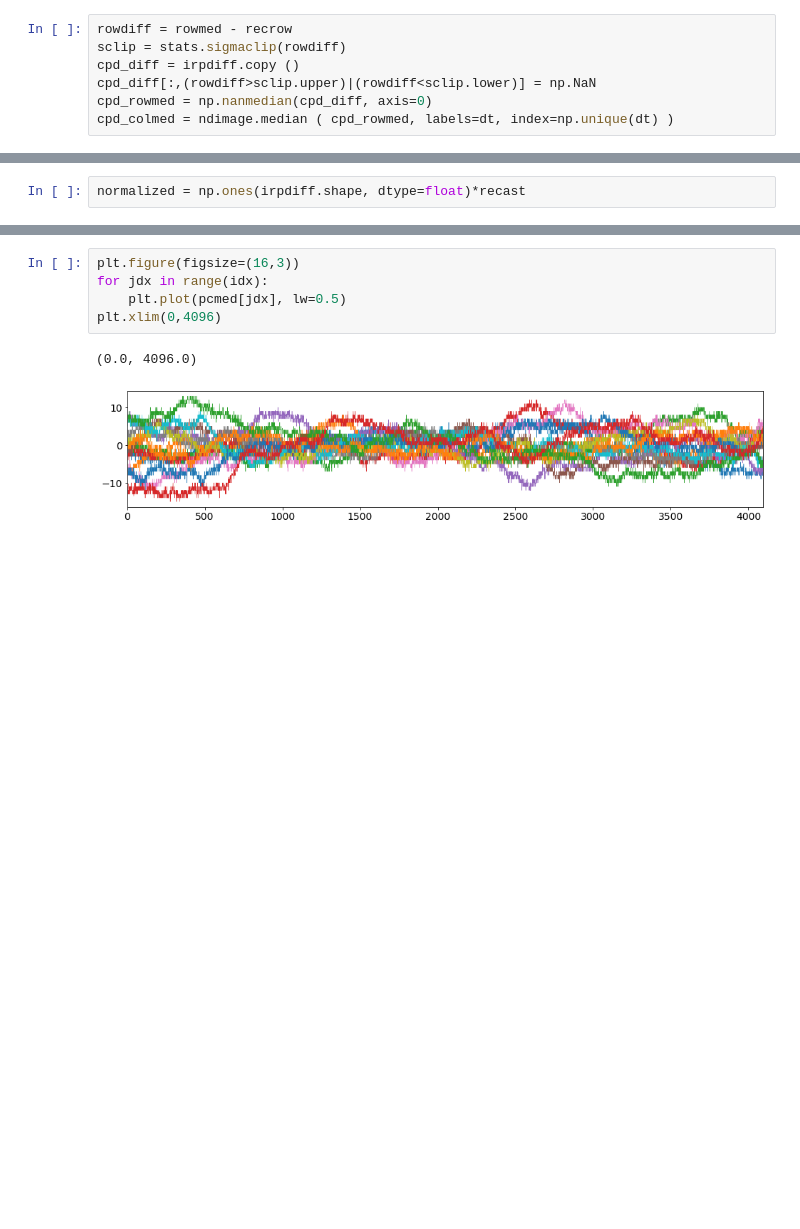
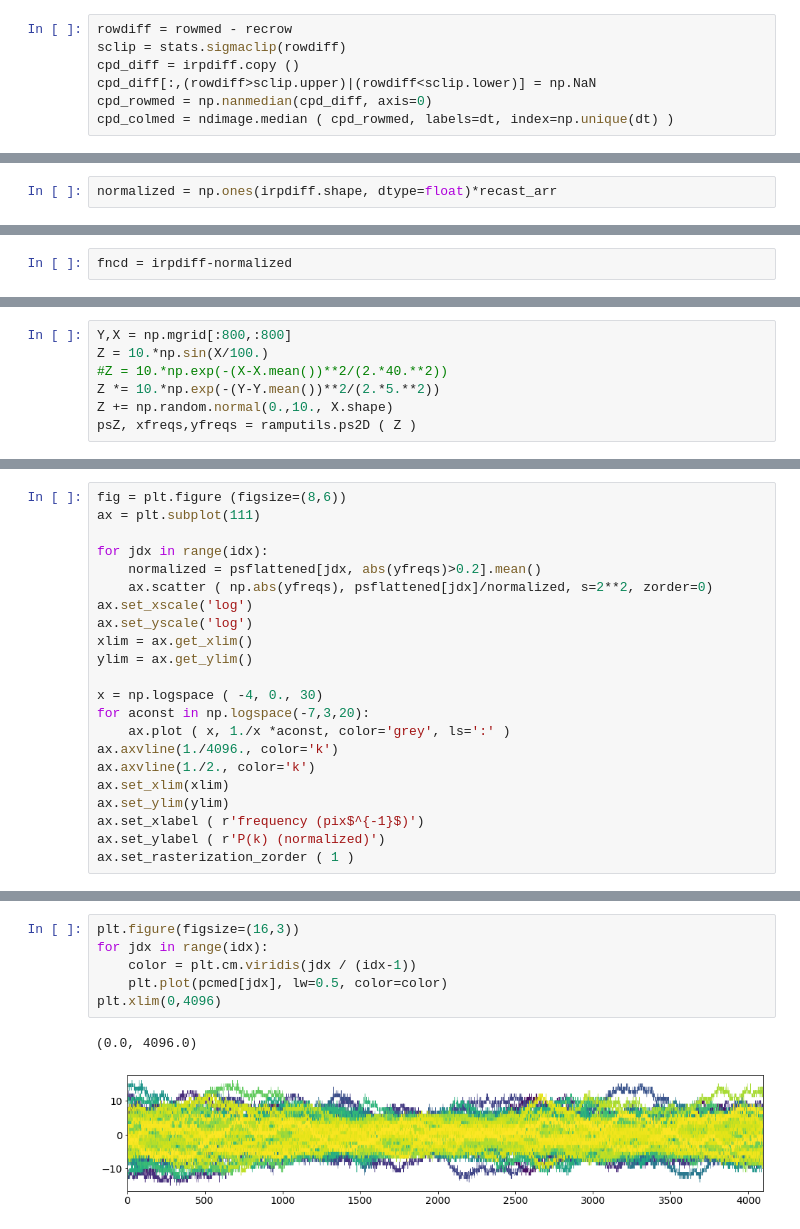
Before and after one commit to ekadofong/h4rg_analysis, a Jupyter notebook: notebooks/Ramp-ramp.ipynb, the cells around one changed output, grey strips where cells are left out. Cells and saved outputs as stored; diff of their text form; blank space fills up the shorter version.

```diff
--- a/notebooks/Ramp-ramp.ipynb
+++ b/notebooks/Ramp-ramp.ipynb
@@ -97,5 +105,5 @@ recast = recast ( cpd_colmed, dt)
 # %%
-normalized = np.ones(irpdiff.shape, dtype=float)*recast
+normalized = np.ones(irpdiff.shape, dtype=float)*recast_arr
 # %%
 fig, axarr = plt.subplots(2,2, figsize=(12,10))
 
@@ -127,0 +165,2 @@ plt.scatter(xs, np.median(adjusted,axis=1))
+# %%
+fncd = irpdiff-normalized
@@ -127,0 +178,7 @@ plt.scatter(xs, np.median(adjusted,axis=1))
+# %%
+Y,X = np.mgrid[:800,:800]
+Z = 10.*np.sin(X/100.)
+#Z = 10.*np.exp(-(X-X.mean())**2/(2.*40.**2))
+Z *= 10.*np.exp(-(Y-Y.mean())**2/(2.*5.**2))
+Z += np.random.normal(0.,10., X.shape)
+psZ, xfreqs,yfreqs = ramputils.ps2D ( Z )
@@ -151,0 +228,22 @@ plt.plot(pcmed[1])
+# %%
+fig = plt.figure (figsize=(8,6))
+ax = plt.subplot(111)
+
+for jdx in range(idx):
+    normalized = psflattened[jdx, abs(yfreqs)>0.2].mean()
+    ax.scatter ( np.abs(yfreqs), psflattened[jdx]/normalized, s=2**2, zorder=0)
+ax.set_xscale('log')
+ax.set_yscale('log')
+xlim = ax.get_xlim()
+ylim = ax.get_ylim()
+
+x = np.logspace ( -4, 0., 30)
+for aconst in np.logspace(-7,3,20):
+    ax.plot ( x, 1./x *aconst, color='grey', ls=':' )
+ax.axvline(1./4096., color='k')
+ax.axvline(1./2., color='k')
+ax.set_xlim(xlim)
+ax.set_ylim(ylim)
+ax.set_xlabel ( r'frequency (pix$^{-1}$)')
+ax.set_ylabel ( r'P(k) (normalized)')
+ax.set_rasterization_zorder ( 1 )
@@ -152,8 +252,9 @@ plt.plot(pcmed[1])
 # %%
 plt.figure(figsize=(16,3))
 for jdx in range(idx):
-    plt.plot(pcmed[jdx], lw=0.5)
+    color = plt.cm.viridis(jdx / (idx-1))
+    plt.plot(pcmed[jdx], lw=0.5, color=color)
 plt.xlim(0,4096)
 # %% [output]
 (0.0, 4096.0)
-[figure, old version]
+[figure, new version]
```
Also changed, not shown: parts of 30 cells of this notebook, 8 other files.
